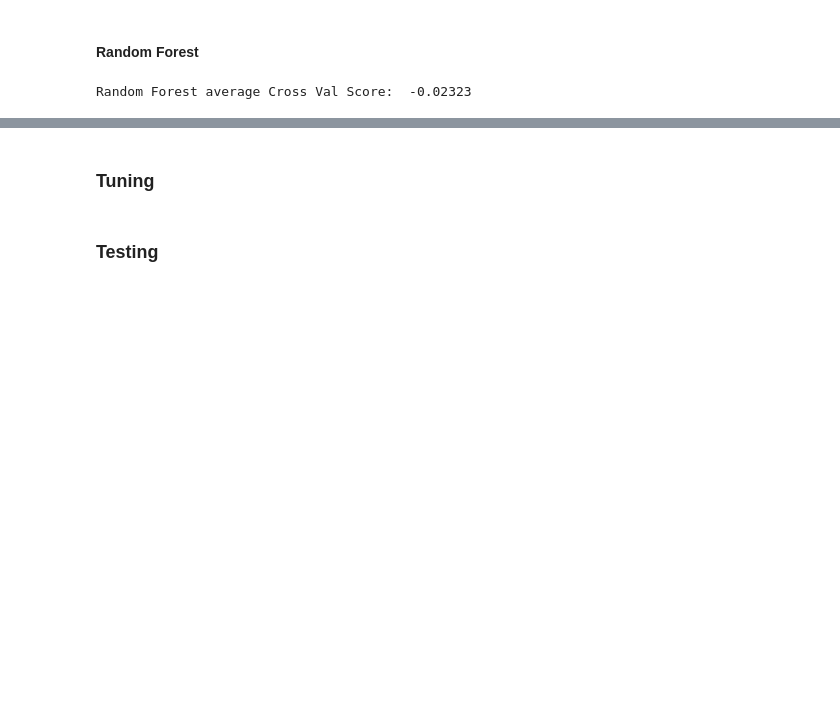
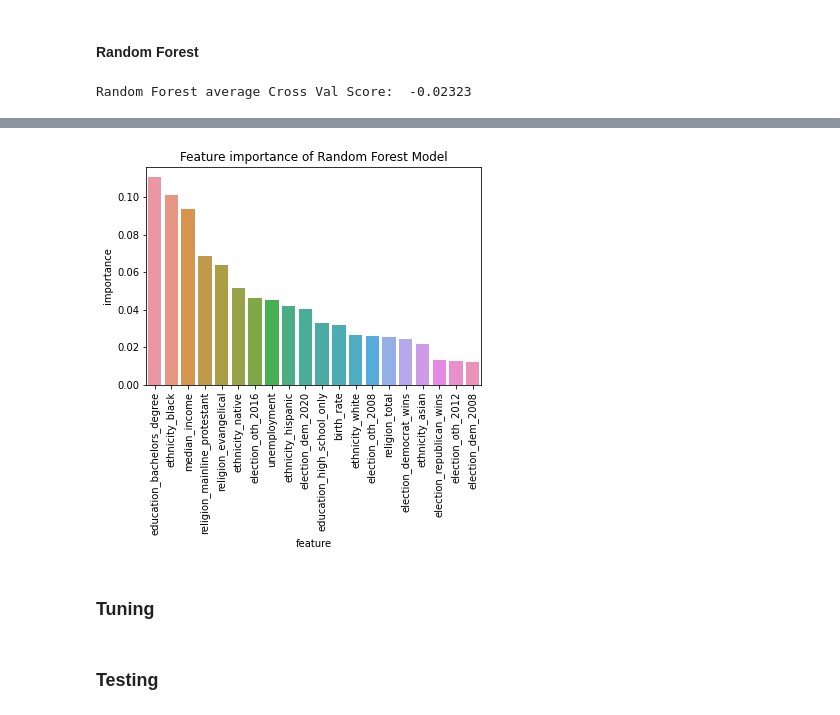
Before and after one commit to kuruparans/covid19-vaccine-hesitancy-analysis, a Jupyter notebook: statistical-modelling.ipynb, the cells around one changed output, grey strips where cells are left out. Saved outputs shown, nothing was run; the diff lists cells and outputs as text; code cells hidden in the pictures; blank space fills up the shorter version.

Commit message:
Add feature importance graphs for random forest

```diff
--- a/statistical-modelling.ipynb
+++ b/statistical-modelling.ipynb
@@ -313,0 +276,3 @@ We note that the average cross val score for our random forest model is the best
+# %%
+random_forest_features = pd.DataFrame({'feature': X_train.columns, 'importance': random_forest.feature_importances_}).sort_values('importance', ascending=False)
+random_forest_features.head(5)
@@ -314,3 +286,8 @@ We note that the average cross val score for our random forest model is the best
+# %%
+sns.barplot(data=random_forest_features.head(20), x='feature', y='importance').set_title('Feature importance of Random Forest Model')
+_ = plt.xticks(rotation=90)
+# %% [output]
+[figure, added]
 # %% [markdown]
 ### Tuning
 # %%
```
Also changed, not shown: parts of 4 cells of this notebook.
